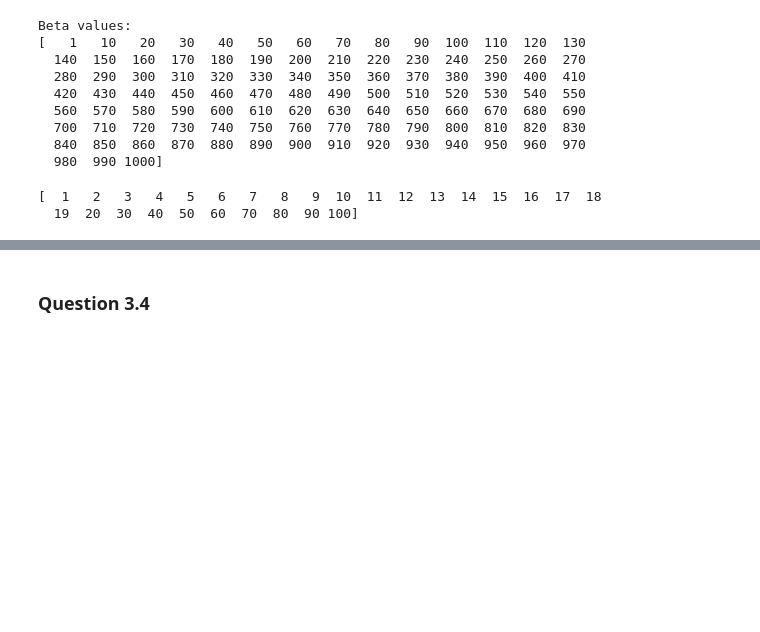
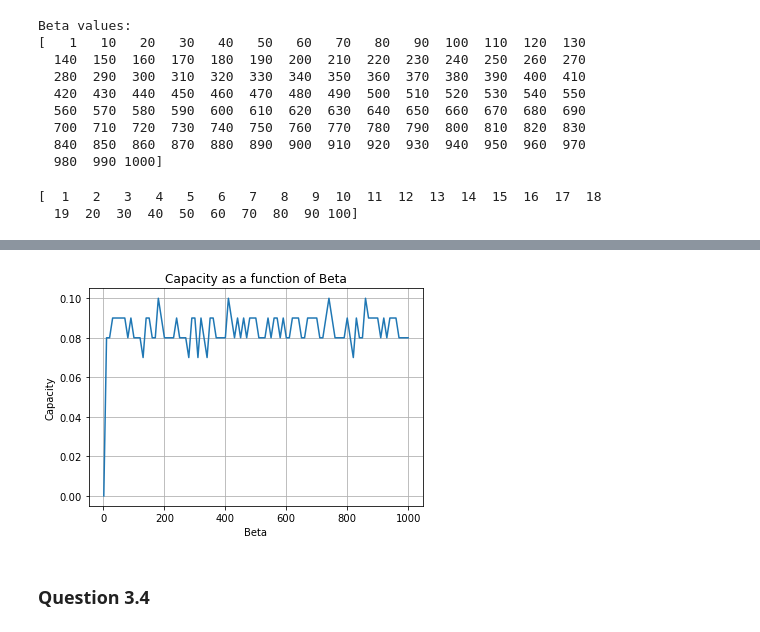
Before and after one commit to lplacidet/BMNN-Project, a Jupyter notebook: BMNN Miniproject.ipynb, the cells around one changed output, grey strips where cells are left out. Cells and saved outputs as stored; diff of their text form; code cells hidden in the pictures; blank space fills up the shorter version.

```diff
--- a/BMNN Miniproject.ipynb
+++ b/BMNN Miniproject.ipynb
@@ -410,8 +406,12 @@ For Beta=880, The Capacity=0.09
 # %%
-plt.scatter(betas, capacity)
+plt.plot(betas, capacity)
 plt.xlabel('Beta')
 plt.ylabel('Capacity')
+plt.grid(True)
 plt.title('Capacity as a function of Beta')
+plt.savefig('question33.png', bbox_inches='tight')
+# %% [output]
+[figure, added]
 # %% [markdown]
 ### Question 3.4
 # %%
```
Also changed, not shown: parts of 9 cells of this notebook, 4 other files.
